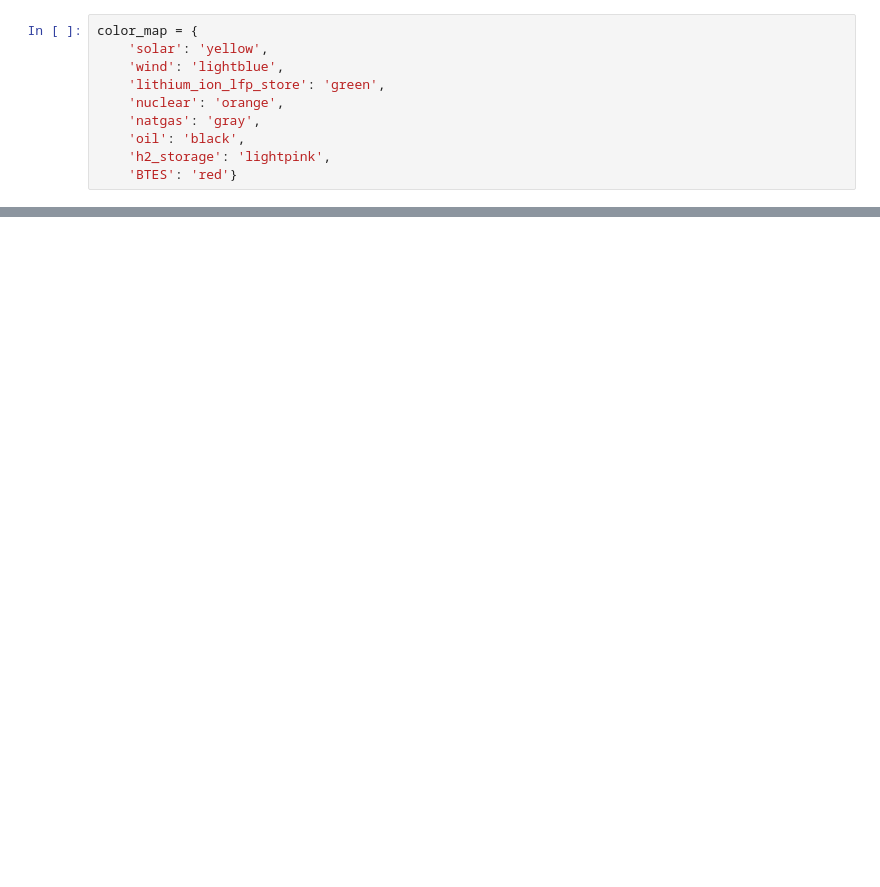
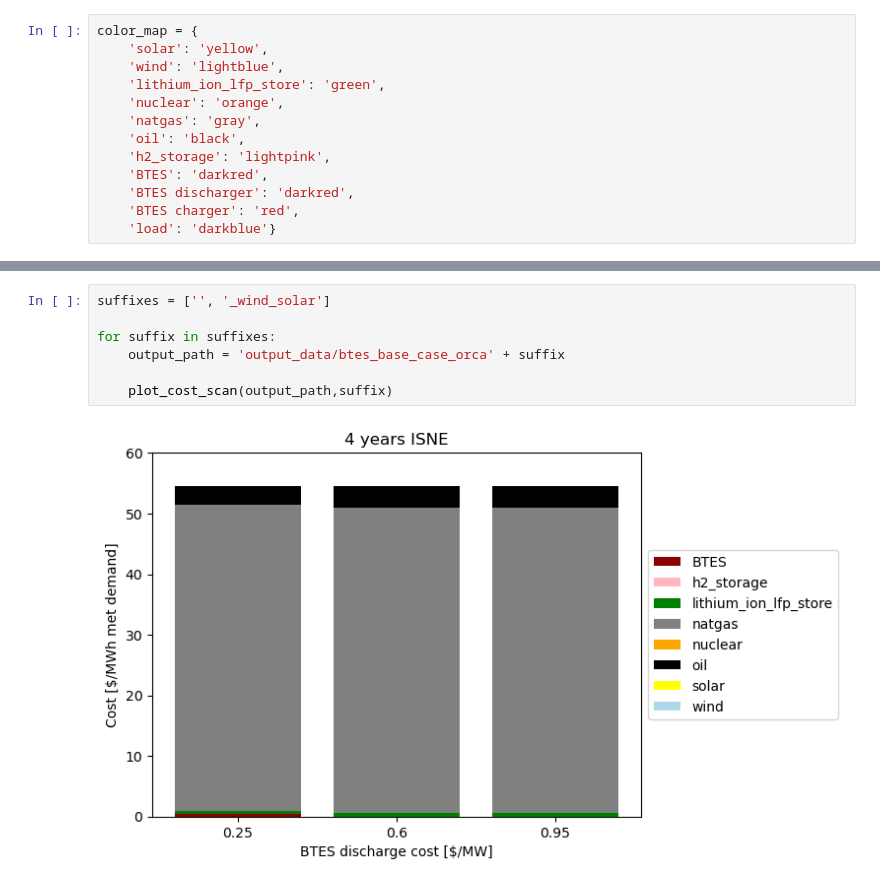
Before and after one commit to carnegie/clab_underground_th_storage, a Jupyter notebook: plot_results.ipynb, the cells around one changed output, grey strips where cells are left out. Saved outputs shown, nothing was run; the diff lists cells and outputs as text; blank space fills up the shorter version.

```diff
--- a/plot_results.ipynb
+++ b/plot_results.ipynb
@@ -11,5 +13,8 @@ color_map = {
     'natgas': 'gray',
     'oil': 'black',
     'h2_storage': 'lightpink',
-    'BTES': 'red'}
+    'BTES': 'darkred',
+    'BTES discharger': 'darkred',
+    'BTES charger': 'red',
+    'load': 'darkblue'}
 # %%
@@ -63,0 +138,9 @@ please provide us feedback at https://github.com/pandas-dev/pandas/issues/54466
+# %%
+suffixes = ['', '_wind_solar']
+
+for suffix in suffixes:
+    output_path = 'output_data/btes_base_case_orca' + suffix
+
+    plot_cost_scan(output_path,suffix)
+# %% [output]
+[figure, added]
```
Also changed, not shown: parts of 4 cells of this notebook, 2 other files.
